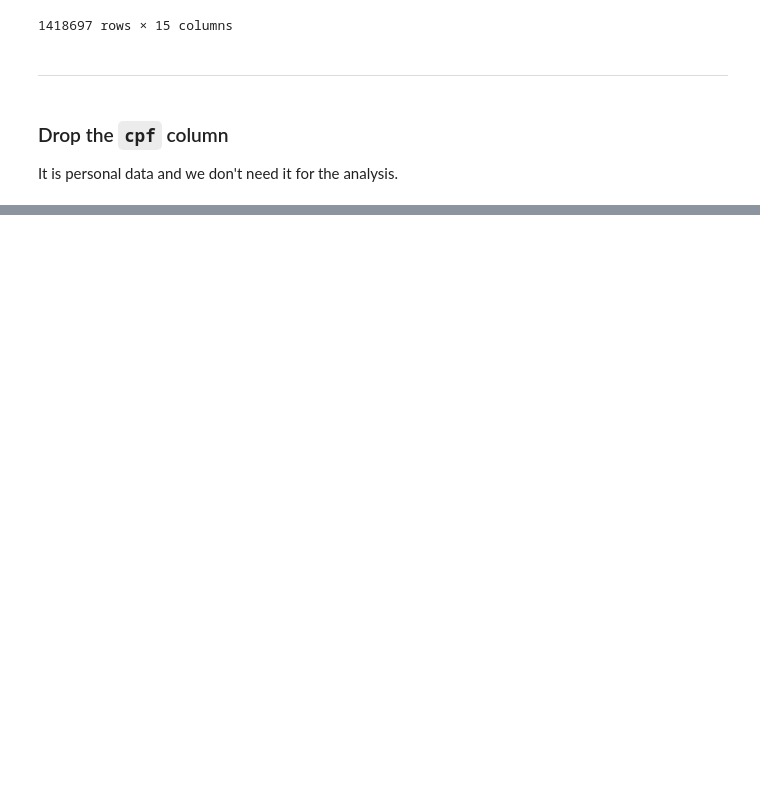
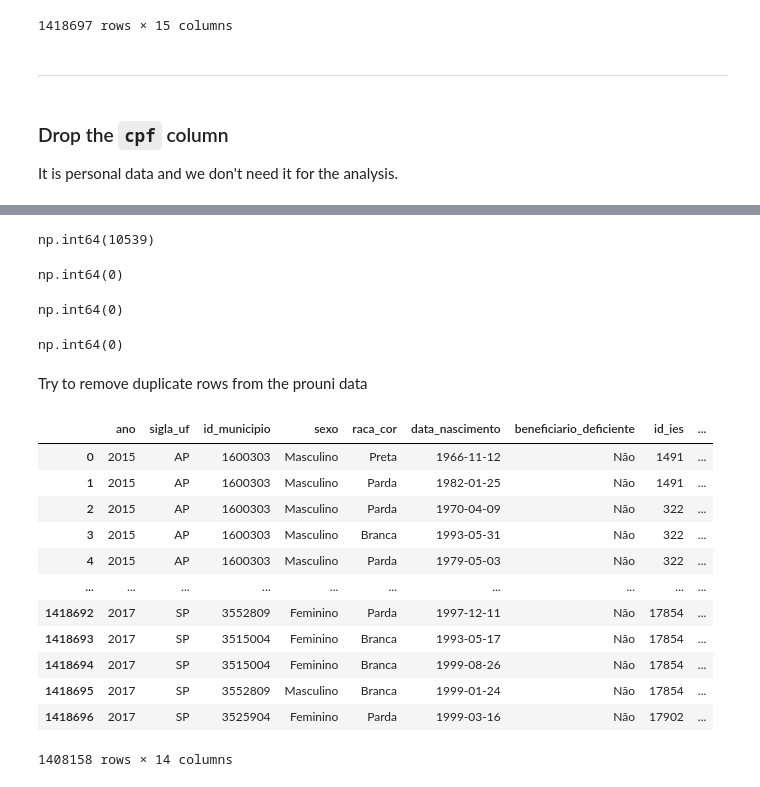
Before and after one commit to jsnpereira-datascience/prouni-analytics, a Jupyter notebook: notebook/data_processing.ipynb, the cells around one changed output, grey strips where cells are left out. Saved outputs shown, nothing was run; the diff lists cells and outputs as text; code cells hidden in the pictures; blank space fills up the shorter version.

Commit message:
Added to check the duplicate rows for each table

```diff
--- a/notebook/data_processing.ipynb
+++ b/notebook/data_processing.ipynb
@@ -258,0 +315,39 @@ data_prouni
+# %%
+prouni_duplicate_count = data_prouni.duplicated().sum()
+prouni_duplicate_count
+# %% [output]
+np.int64(10539)
+# %%
+ies_duplicate_rows = data_ies.duplicated().sum()
+ies_duplicate_rows
+# %% [output]
+np.int64(0)
+# %%
+data_cities_duplicated_rows = data_cities.duplicated().sum()
+data_cities_duplicated_rows
+# %% [output]
+np.int64(0)
+# %%
+prouni_dictionary_duplicate_rows = prouni_dictionary.duplicated().sum()
+prouni_dictionary_duplicate_rows
+# %% [output]
+np.int64(0)
+# %% [markdown]
+Try to remove duplicate rows from the prouni data
+# %%
+data_prouni = data_prouni.drop_duplicates()
+data_prouni
+# %% [output]
+|  | ano | sigla_uf | id_municipio | sexo | raca_cor | data_nascimento | beneficiario_deficiente | id_ies | ... |
+| 0 | 2015 | AP | 1600303 | Masculino | Preta | 1966-11-12 | Não | 1491 | ... |
+| 1 | 2015 | AP | 1600303 | Masculino | Parda | 1982-01-25 | Não | 1491 | ... |
+| 2 | 2015 | AP | 1600303 | Masculino | Parda | 1970-04-09 | Não | 322 | ... |
+| 3 | 2015 | AP | 1600303 | Masculino | Branca | 1993-05-31 | Não | 322 | ... |
+| 4 | 2015 | AP | 1600303 | Masculino | Parda | 1979-05-03 | Não | 322 | ... |
+| ... | ... | ... | ... | ... | ... | ... | ... | ... | ... |
+| 1418692 | 2017 | SP | 3552809 | Feminino | Parda | 1997-12-11 | Não | 17854 | ... |
+| 1418693 | 2017 | SP | 3515004 | Feminino | Branca | 1993-05-17 | Não | 17854 | ... |
+| 1418694 | 2017 | SP | 3515004 | Feminino | Branca | 1999-08-26 | Não | 17854 | ... |
+| 1418695 | 2017 | SP | 3552809 | Masculino | Branca | 1999-01-24 | Não | 17854 | ... |
+| 1418696 | 2017 | SP | 3525904 | Feminino | Parda | 1999-03-16 | Não | 17902 | ... |
+1408158 rows × 14 columns
```
Also changed, not shown: parts of 6 cells of this notebook.
